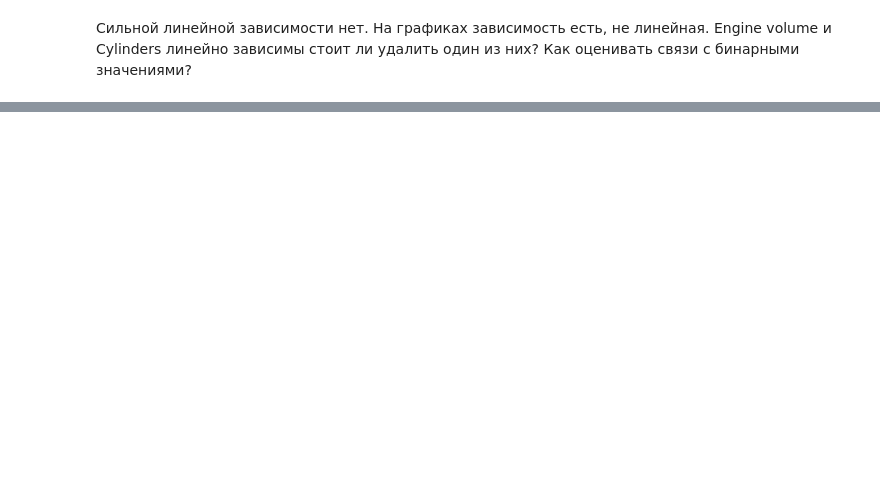
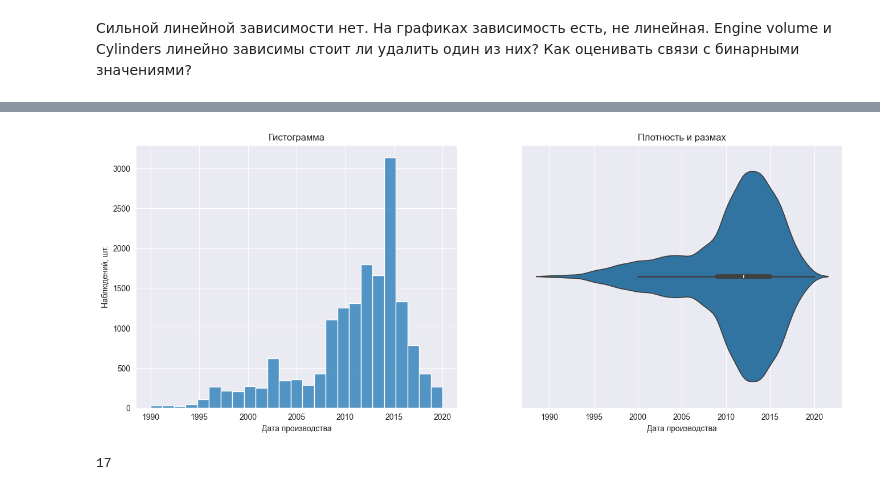
Before and after one commit to Paul-the-human/car_price_prediction, a Jupyter notebook: car_price_prediction.ipynb, the cells around one changed output, grey strips where cells are left out. Cells and saved outputs as stored; diff of their text form; code cells hidden in the pictures; blank space fills up the shorter version.

```diff
--- a/car_price_prediction.ipynb
+++ b/car_price_prediction.ipynb
@@ -378,0 +406,8 @@ Engine volume и Сylinders линейно зависимы стоит ли уд
+# %%
+visualize(df[df["Prod. year"] >= 1990]["Prod. year"])
+# %% [output]
+[figure, added]
+# %%
+len(df[df["Engine volume"] > 6])
+# %% [output]
+17
```
Also changed, not shown: parts of 63 cells of this notebook.
